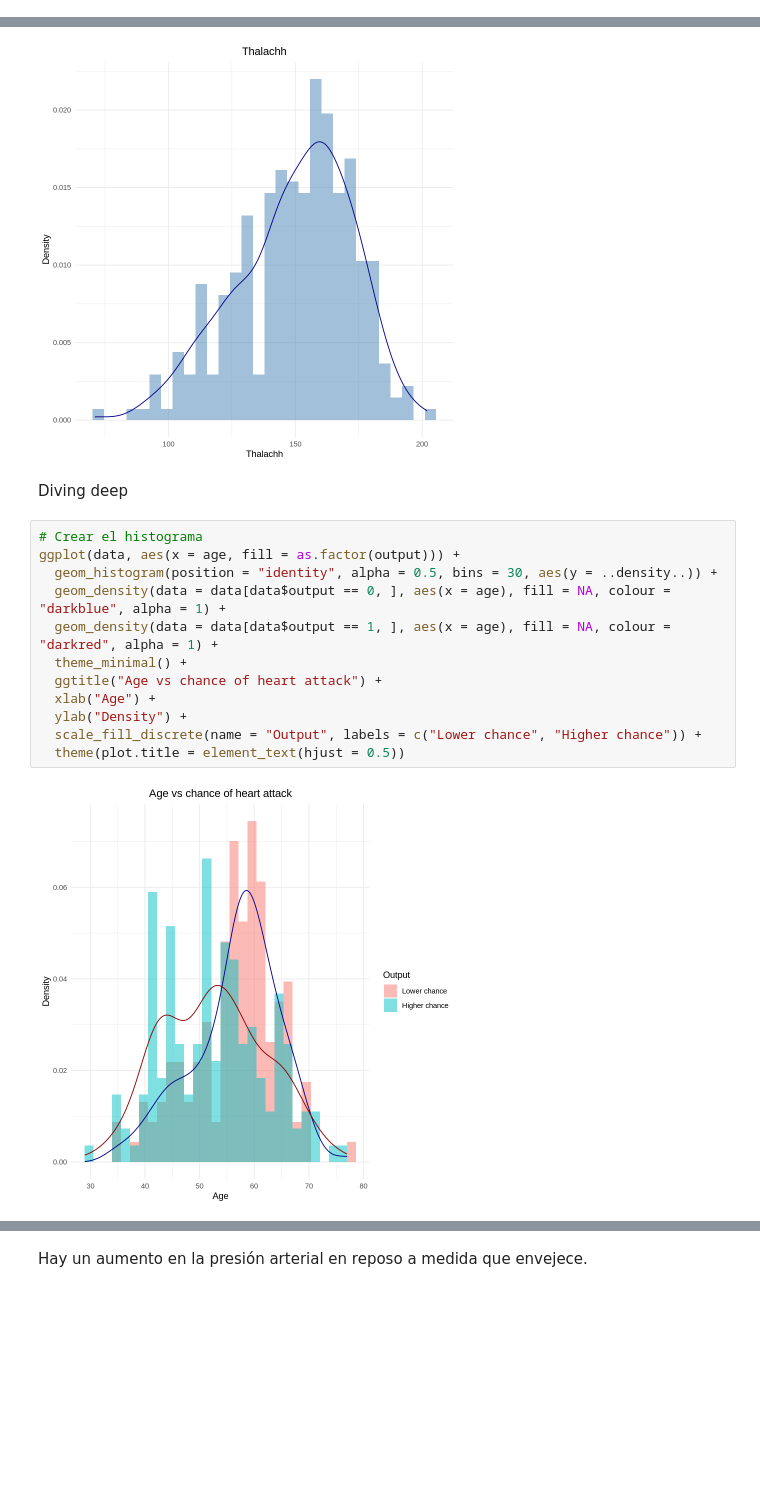
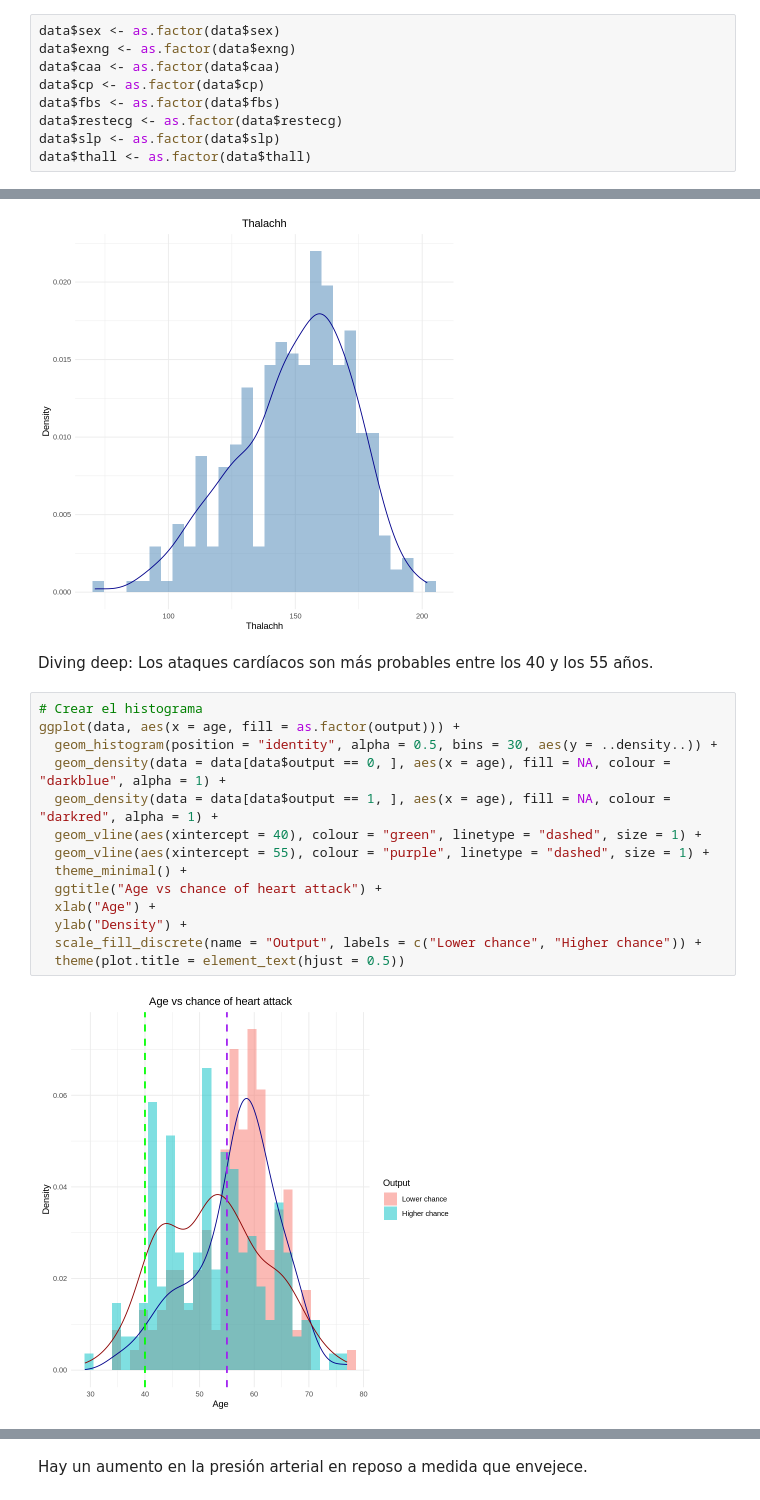
Before and after one commit to gaso/tipilogia_heart-attack-analysis, a Jupyter notebook: analysis.ipynb, the cells around one changed output, grey strips where cells are left out. Drawn from its saved outputs; the diff is of its cells as text; blank space fills up the shorter version.

```diff
--- a/analysis.ipynb
+++ b/analysis.ipynb
@@ -116,0 +139,9 @@ A data.frame: 6 × 14
+# %%
+data$sex <- as.factor(data$sex)
+data$exng <- as.factor(data$exng)
+data$caa <- as.factor(data$caa)
+data$cp <- as.factor(data$cp)
+data$fbs <- as.factor(data$fbs)
+data$restecg <- as.factor(data$restecg)
+data$slp <- as.factor(data$slp)
+data$thall <- as.factor(data$thall)
@@ -369,19 +453,21 @@ ggplot(data, aes(x = thalachh)) +
   theme(plot.title = element_text(hjust = 0.5))
 # %% [output]
 [figure]
-# %% [markdown]
-Diving deep
+# %% [markdown]
+Diving deep: Los ataques cardíacos son más probables entre los 40 y los 55 años.
 # %%
 # Crear el histograma
 ggplot(data, aes(x = age, fill = as.factor(output))) +
   geom_histogram(position = "identity", alpha = 0.5, bins = 30, aes(y = ..density..)) +
   geom_density(data = data[data$output == 0, ], aes(x = age), fill = NA, colour = "darkblue", alpha = 1) +
   geom_density(data = data[data$output == 1, ], aes(x = age), fill = NA, colour = "darkred", alpha = 1) +
+  geom_vline(aes(xintercept = 40), colour = "green", linetype = "dashed", size = 1) +
+  geom_vline(aes(xintercept = 55), colour = "purple", linetype = "dashed", size = 1) +
   theme_minimal() +
   ggtitle("Age vs chance of heart attack") +
   xlab("Age") +
   ylab("Density") +
   scale_fill_discrete(name = "Output", labels = c("Lower chance", "Higher chance")) +
   theme(plot.title = element_text(hjust = 0.5))
 # %% [output]
-[figure, old version]
+[figure, new version]
```
Also changed, not shown: parts of 42 cells of this notebook.
